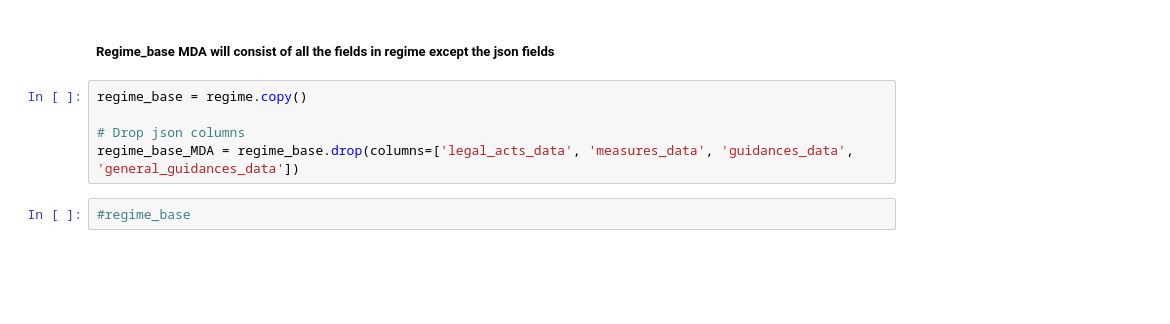
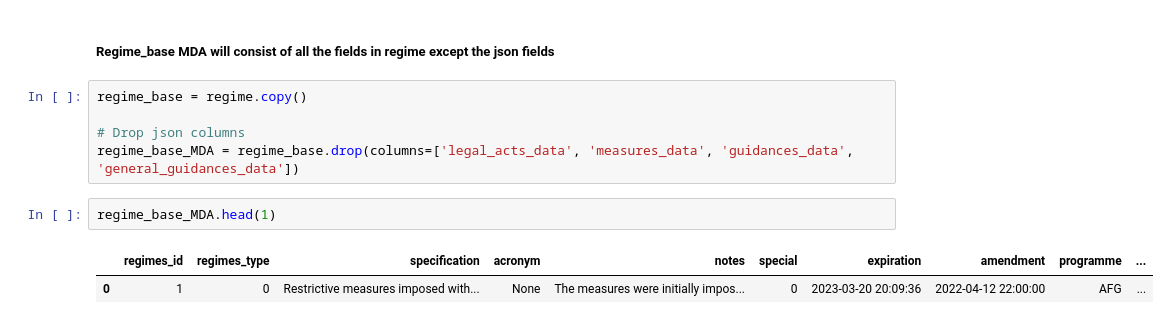
Before and after one commit to kwamemarfo/sanctions, a Jupyter notebook: Data Assets/Data Analysis.ipynb, the cells around one changed output. Saved outputs shown, nothing was run; the diff lists cells and outputs as text; blank space fills up the shorter version.

```diff
--- a/Data Assets/Data Analysis.ipynb
+++ b/Data Assets/Data Analysis.ipynb
@@ -193,4 +216,7 @@ regime_base = regime.copy()
 # Drop json columns
 regime_base_MDA = regime_base.drop(columns=['legal_acts_data', 'measures_data', 'guidances_data', 'general_guidances_data'])
 # %%
-#regime_base
+regime_base_MDA.head(1)
+# %% [output]
+|  | regimes_id | regimes_type | specification | acronym | notes | special | expiration | amendment | programme | ... |
+| 0 | 1 | 0 | Restrictive measures imposed with... | None | The measures were initially impos... | 0 | 2023-03-20 20:09:36 | 2022-04-12 22:00:00 | AFG | ... |
```
Also changed, not shown: parts of 25 cells of this notebook, 2 other files.
